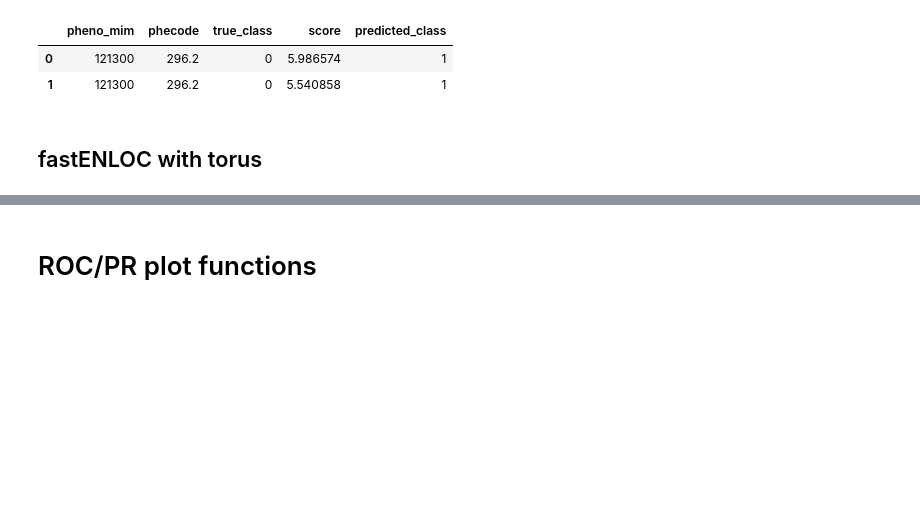
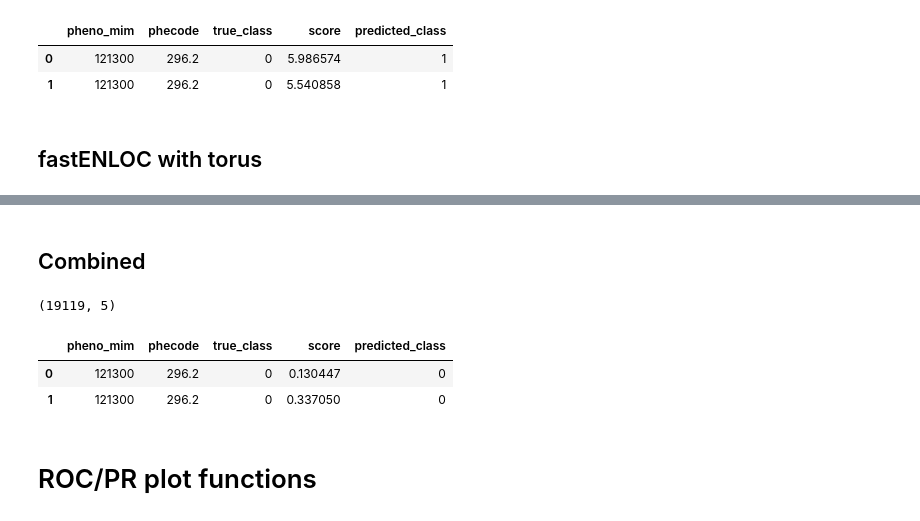
Before and after one commit to hakyimlab/phenomexcan, a Jupyter notebook: scripts/150_validation/15_roc-phewas_catalog_standard-plots.ipynb, the cells around one changed output, grey strips where cells are left out. Saved outputs shown, nothing was run; the diff lists cells and outputs as text; code cells hidden in the pictures; blank space fills up the shorter version.

```diff
--- a/scripts/150_validation/15_roc-phewas_catalog_standard-plots.ipynb
+++ b/scripts/150_validation/15_roc-phewas_catalog_standard-plots.ipynb
@@ -57,2 +57,4 @@ roc_data['fastenloc_torus'].head(2)
 # %%
 roc_labels['fastenloc_torus'] = 'fastENLOC'
+# %% [markdown]
+## Combined
@@ -58,0 +66,10 @@ roc_labels['fastenloc_torus'] = 'fastENLOC'
+# %%
+roc_data['combined'].shape
+# %% [output]
+(19119, 5)
+# %%
+roc_data['combined'].head(2)
+# %% [output]
+|  | pheno_mim | phecode | true_class | score | predicted_class |
+| 0 | 121300 | 296.2 | 0 | 0.130447 | 0 |
+| 1 | 121300 | 296.2 | 0 | 0.337050 | 0 |
```
Also changed, not shown: parts of 9 cells of this notebook, 1 other file.
